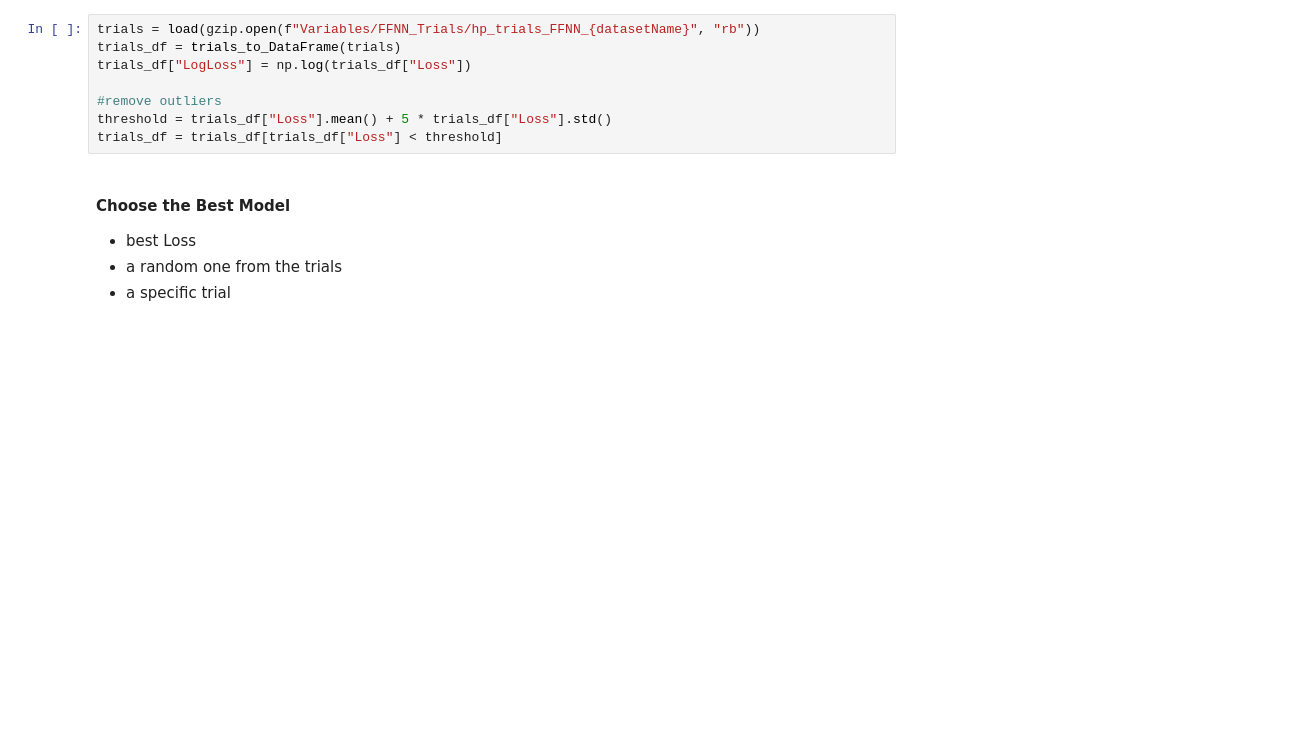
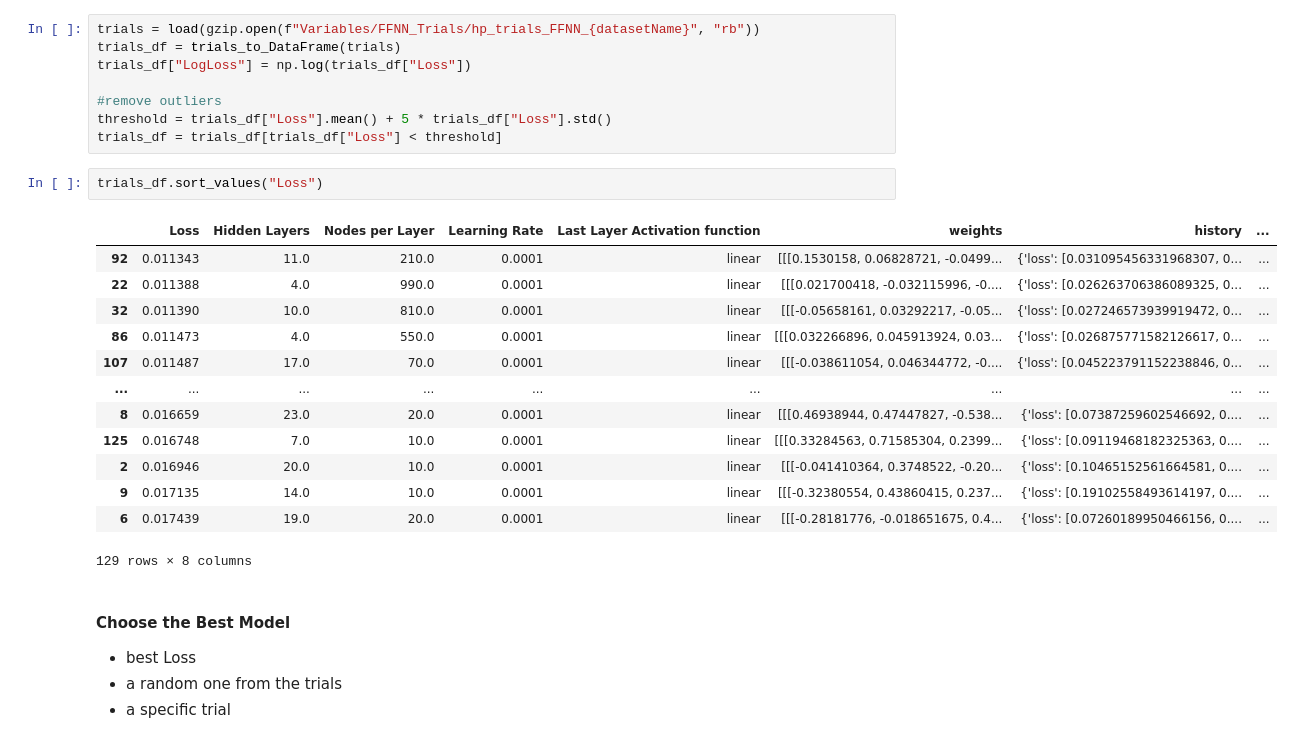
Before and after one commit to EdoardoTronconi/ProgettoDL, a Jupyter notebook: ClassicalRegression.ipynb, the cells around one changed output. Drawn from its saved outputs; the diff is of its cells as text; blank space fills up the shorter version.

```diff
--- a/ClassicalRegression.ipynb
+++ b/ClassicalRegression.ipynb
@@ -190,6 +192,22 @@ trials_df["LogLoss"] = np.log(trials_df["Loss"])
 #remove outliers
 threshold = trials_df["Loss"].mean() + 5 * trials_df["Loss"].std()
 trials_df = trials_df[trials_df["Loss"] < threshold]
+# %%
+trials_df.sort_values("Loss")
+# %% [output]
+|  | Loss | Hidden Layers | Nodes per Layer | Learning Rate | Last Layer Activation function | weights | history | ... |
+| 92 | 0.011343 | 11.0 | 210.0 | 0.0001 | linear | [[[0.1530158, 0.06828721, -0.0499... | {'loss': [0.031095456331968307, 0... | ... |
+| 22 | 0.011388 | 4.0 | 990.0 | 0.0001 | linear | [[[0.021700418, -0.032115996, -0.... | {'loss': [0.026263706386089325, 0... | ... |
+| 32 | 0.011390 | 10.0 | 810.0 | 0.0001 | linear | [[[-0.05658161, 0.03292217, -0.05... | {'loss': [0.027246573939919472, 0... | ... |
+| 86 | 0.011473 | 4.0 | 550.0 | 0.0001 | linear | [[[0.032266896, 0.045913924, 0.03... | {'loss': [0.026875771582126617, 0... | ... |
+| 107 | 0.011487 | 17.0 | 70.0 | 0.0001 | linear | [[[-0.038611054, 0.046344772, -0.... | {'loss': [0.045223791152238846, 0... | ... |
+| ... | ... | ... | ... | ... | ... | ... | ... | ... |
+| 8 | 0.016659 | 23.0 | 20.0 | 0.0001 | linear | [[[0.46938944, 0.47447827, -0.538... | {'loss': [0.07387259602546692, 0.... | ... |
+| 125 | 0.016748 | 7.0 | 10.0 | 0.0001 | linear | [[[0.33284563, 0.71585304, 0.2399... | {'loss': [0.09119468182325363, 0.... | ... |
+| 2 | 0.016946 | 20.0 | 10.0 | 0.0001 | linear | [[[-0.041410364, 0.3748522, -0.20... | {'loss': [0.10465152561664581, 0.... | ... |
+| 9 | 0.017135 | 14.0 | 10.0 | 0.0001 | linear | [[[-0.32380554, 0.43860415, 0.237... | {'loss': [0.19102558493614197, 0.... | ... |
+| 6 | 0.017439 | 19.0 | 20.0 | 0.0001 | linear | [[[-0.28181776, -0.018651675, 0.4... | {'loss': [0.07260189950466156, 0.... | ... |
+129 rows × 8 columns
 # %% [markdown]
 #### Choose the Best Model
  - best Loss
```
Also changed, not shown: parts of 11 cells of this notebook, 2 other files.
